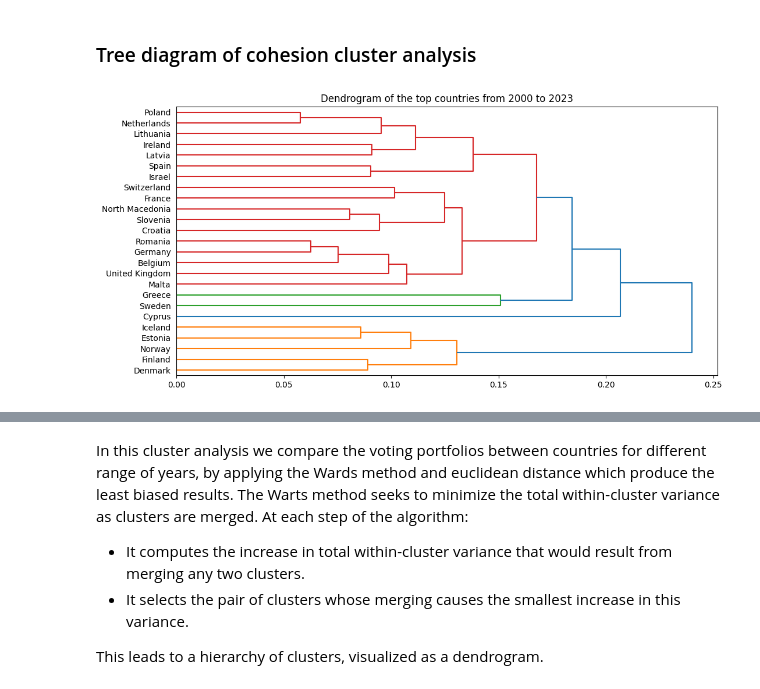
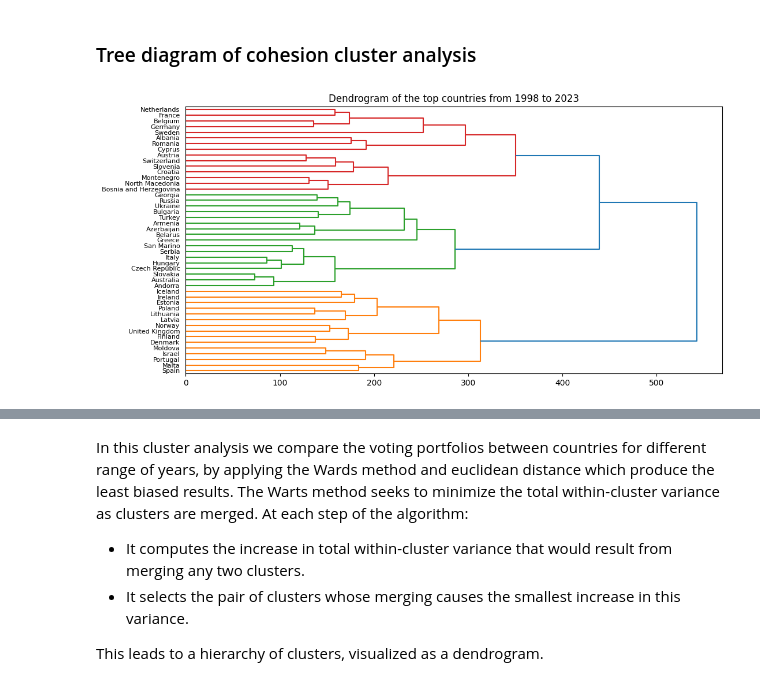
Before and after one commit to Mate1Coll/Eurovision_Contest_Analysis, a Jupyter notebook: Notebook.ipynb, the cells around one changed output, grey strips where cells are left out. Saved outputs shown, nothing was run; the diff lists cells and outputs as text; code cells hidden in the pictures.

```diff
--- a/Notebook.ipynb
+++ b/Notebook.ipynb
@@ -52,6 +44,6 @@ In this work we are only interested in the final round.
 # Get only the final round
 df_final_round = df_votes[df_votes['round'] == 'final']
 # %%
-# Remove giving 0 points
-df_final_round = df_final_round[df_final_round['total_points'] > 0]
-df_final_round
+# # Remove giving 0 points
+# df_final_round = df_final_round[df_final_round['total_points'] > 0]
+# df_final_round
@@ -291,8 +285,8 @@ plt.show()
 # %%
-# Delete the countries with less than 10 participations
-participation_counts = participation_counts[participation_counts['participation_count'] >= 10]
+# # Delete the countries with less than 10 participations
+# participation_counts = participation_counts[participation_counts['participation_count'] >= 10]
 
-# Update the dataframe
-df_final_round = df_final_round[df_final_round['from_country'].isin(participation_counts['country'])]
-df_final_round = df_final_round[df_final_round['to_country'].isin(participation_counts['country'])]
-df_final_round
+# # Update the dataframe
+# df_final_round = df_final_round[df_final_round['from_country'].isin(participation_counts['country'])]
+# df_final_round = df_final_round[df_final_round['to_country'].isin(participation_counts['country'])]
+# df_final_round
@@ -416,12 +403,19 @@ family_points(df_final_round, country_id='Spain', initial_year=1980)
 # Cluster analysis by applying Ward algorithm and Squared Euclidean distance
 from scipy.cluster.hierarchy import dendrogram, linkage
 
-def cluster_analysis(df, initial_year, final_year, N_top=20):
+def cluster_analysis(df, initial_year, final_year, N_top=70):
 
     # Filter the data
     df_filtered = df[(df['year'] >= initial_year) & (df['year'] <= final_year)]
+    participations = participation_counts_f(df, initial_year, final_year)
 
-    # Fin the top N countries during the time period
+    # Delete the countries with less than 10 participations
+    participations = participations[participations['participation_count'] >= 5]
+
+    # Update the dataframe
+    df_filtered = df_filtered[df_filtered['from_country'].isin(participations['country'])]
+
+    # Find the top N countries during the time period
     top_countries = df_filtered['from_country'].value_counts().index[:N_top]
 
     # Normalize the jury points
@@ -429,7 +423,7 @@ def cluster_analysis(df, initial_year, final_year, N_top=20):
     total_points = df_filtered.groupby(['from_country', 'to_country'])['jury_points'].sum().unstack().fillna(0)
 
     # Normalize the points
-    total_points = total_points.apply(lambda x: x / x.sum(), axis=1)
+    # total_points = total_points.apply(lambda x: x / x.sum(), axis=1)
 
     # Create an interaction matrix for the top countries
     interaction_matrix = pd.DataFrame(0.0, index=top_countries, columns=top_countries)
@@ -441,7 +435,7 @@ def cluster_analysis(df, initial_year, final_year, N_top=20):
     interaction_matrix = interaction_matrix.fillna(0)
 
     # Apply the Ward algorithm and Squared Euclidean distance
-    Z = linkage(interaction_matrix, 'ward', metric='euclidean')
+    Z = linkage(interaction_matrix, method='ward', metric='euclidean')
 
     # Plot the dendrogram and correlation matrix
     plt.figure(figsize=(12, 6))
@@ -453,9 +447,9 @@ def cluster_analysis(df, initial_year, final_year, N_top=20):
 
     return
 # %%
-cluster_analysis(df_final_round, initial_year=1998, final_year=2023, N_top=25)
+cluster_analysis(df_final_round, initial_year=1998, final_year=2023, N_top=70)
 # %% [output]
-[figure, old version]
+[figure, new version]
 # %%
 cluster_analysis(df_final_round, initial_year=1980, final_year=1997, N_top=50)
 # %% [output]
```
Also changed, not shown: parts of 29 cells of this notebook.
